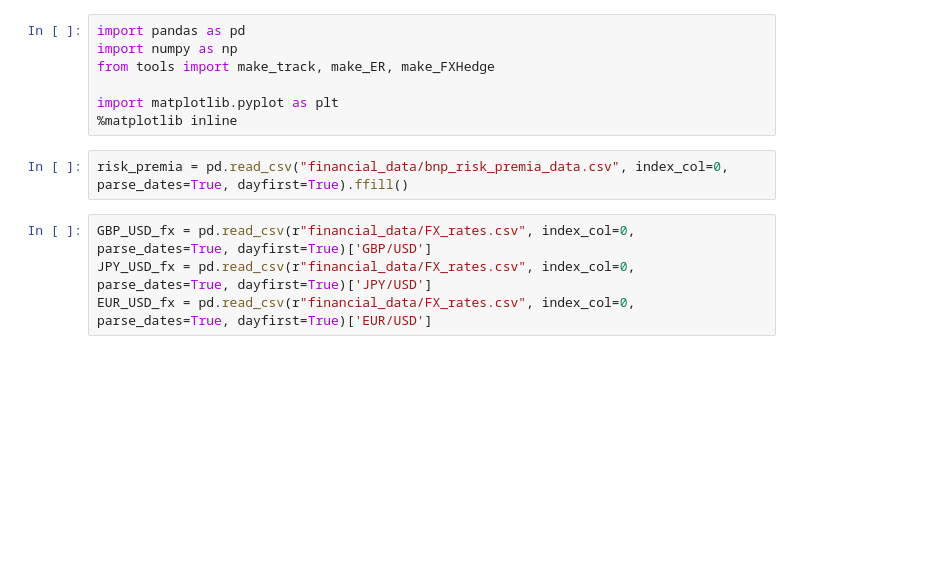
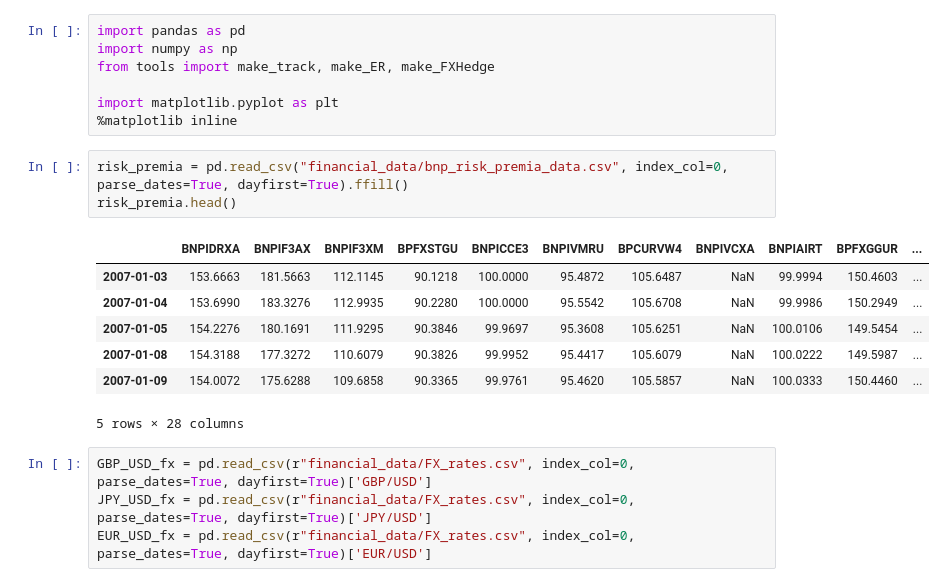
Before and after one commit to gwigniolle/Hedge-Fund-Replication, a Jupyter notebook: Data processing.ipynb, the cells around one changed output. Cells and saved outputs as stored; diff of their text form; blank space fills up the shorter version.

```diff
--- a/Data processing.ipynb
+++ b/Data processing.ipynb
@@ -9,6 +9,15 @@ import matplotlib.pyplot as plt
 %matplotlib inline
 # %%
 risk_premia = pd.read_csv("financial_data/bnp_risk_premia_data.csv", index_col=0, parse_dates=True, dayfirst=True).ffill()
+risk_premia.head()
+# %% [output]
+|  | BNPIDRXA | BNPIF3AX | BNPIF3XM | BPFXSTGU | BNPICCE3 | BNPIVMRU | BPCURVW4 | BNPIVCXA | BNPIAIRT | BPFXGGUR | ... |
+| 2007-01-03 | 153.6663 | 181.5663 | 112.1145 | 90.1218 | 100.0000 | 95.4872 | 105.6487 | NaN | 99.9994 | 150.4603 | ... |
+| 2007-01-04 | 153.6990 | 183.3276 | 112.9935 | 90.2280 | 100.0000 | 95.5542 | 105.6708 | NaN | 99.9986 | 150.2949 | ... |
+| 2007-01-05 | 154.2276 | 180.1691 | 111.9295 | 90.3846 | 99.9697 | 95.3608 | 105.6251 | NaN | 100.0106 | 149.5454 | ... |
+| 2007-01-08 | 154.3188 | 177.3272 | 110.6079 | 90.3826 | 99.9952 | 95.4417 | 105.6079 | NaN | 100.0222 | 149.5987 | ... |
+| 2007-01-09 | 154.0072 | 175.6288 | 109.6858 | 90.3365 | 99.9761 | 95.4620 | 105.5857 | NaN | 100.0333 | 150.4460 | ... |
+5 rows × 28 columns
 # %%
 GBP_USD_fx = pd.read_csv(r"financial_data/FX_rates.csv", index_col=0, parse_dates=True, dayfirst=True)['GBP/USD']
 JPY_USD_fx = pd.read_csv(r"financial_data/FX_rates.csv", index_col=0, parse_dates=True, dayfirst=True)['JPY/USD']
```
Also changed, not shown: parts of 9 cells of this notebook.
